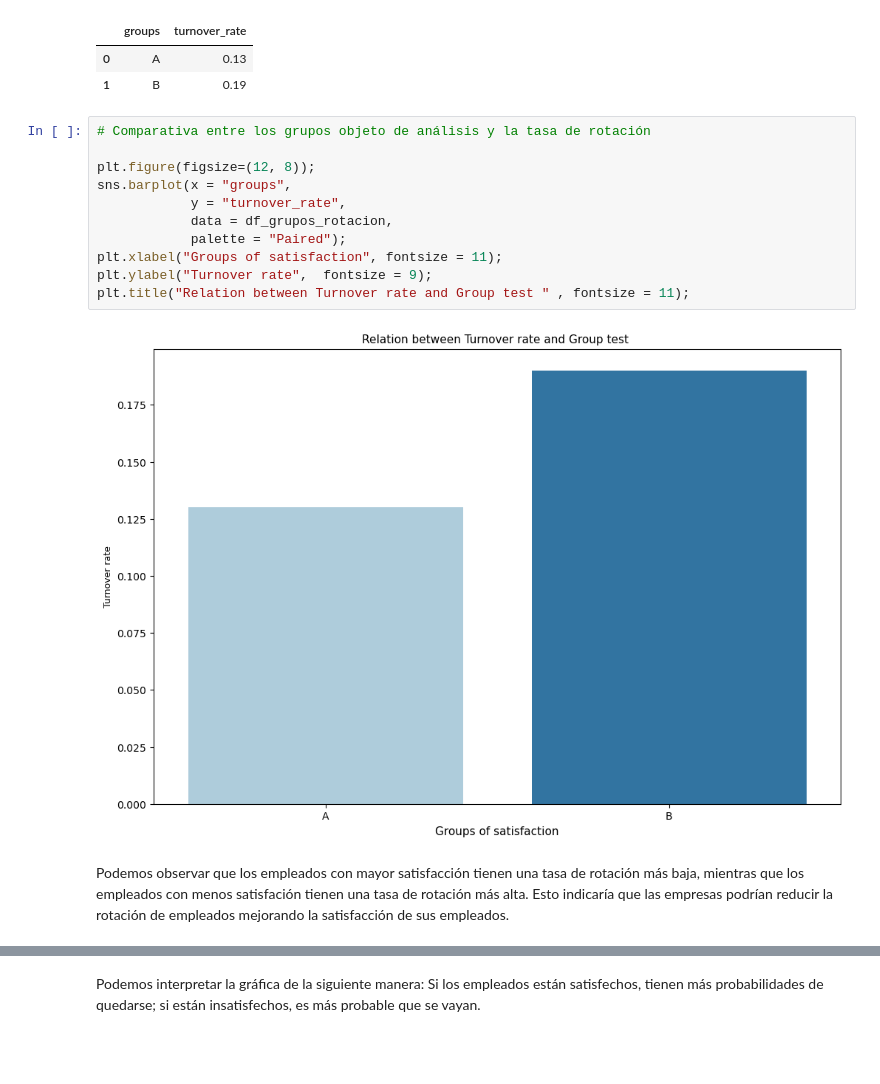
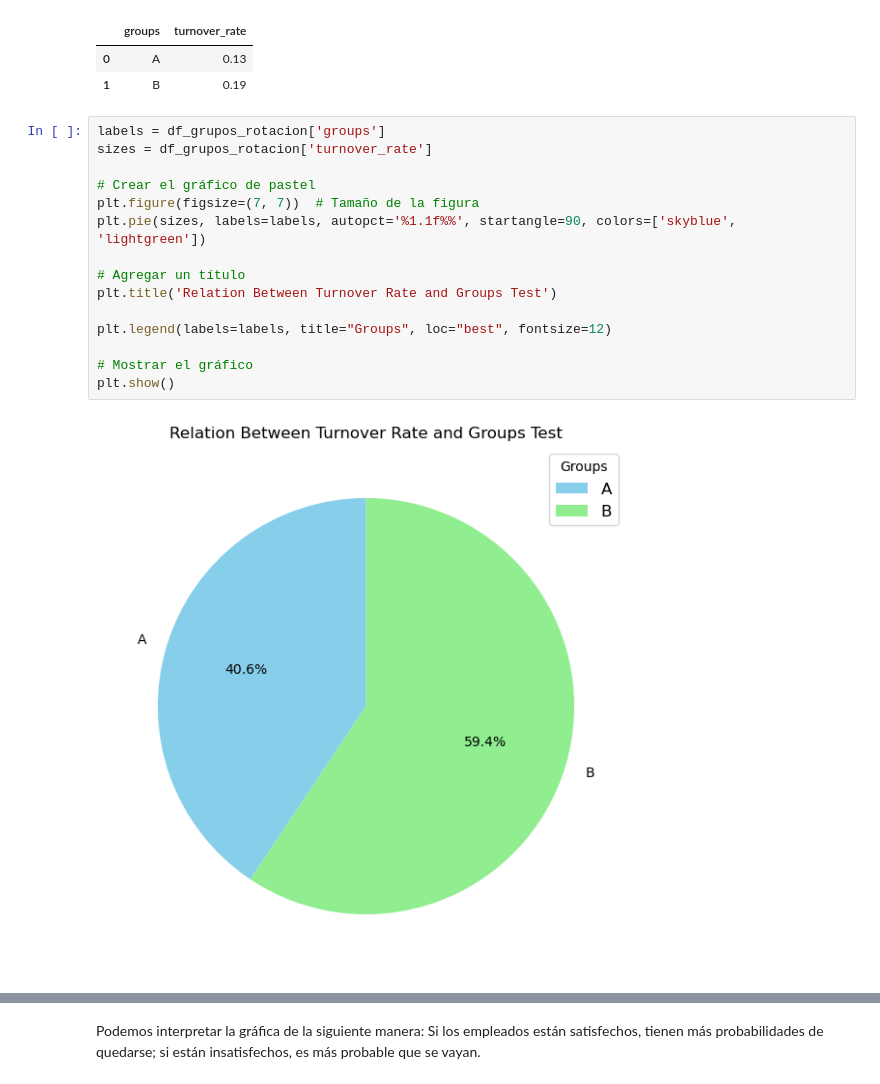
Before and after one commit to VeroSanchezO/proyecto-da-promo-k-modulo-3-team-5, a Jupyter notebook: Fase_4_Problema de AB Testin_Marta.ipynb, the cells around one changed output, grey strips where cells are left out. Saved outputs shown, nothing was run; the diff lists cells and outputs as text; blank space fills up the shorter version.

```diff
--- a/Fase_4_Problema de AB Testin_Marta.ipynb
+++ b/Fase_4_Problema de AB Testin_Marta.ipynb
@@ -279,18 +296,20 @@ df_grupos_rotacion
 |  | groups | turnover_rate |
 | 0 | A | 0.13 |
 | 1 | B | 0.19 |
-# %%
-# Comparativa entre los grupos objeto de análisis y la tasa de rotación
-
-plt.figure(figsize=(12, 8));
-sns.barplot(x = "groups",
-            y = "turnover_rate",
-            data = df_grupos_rotacion,
-            palette = "Paired");
-plt.xlabel("Groups of satisfaction", fontsize = 11);
-plt.ylabel("Turnover rate",  fontsize = 9);
-plt.title("Relation between Turnover rate and Group test " , fontsize = 11);
-# %% [output]
-[figure, removed]
-# %% [markdown]
-Podemos observar que los empleados con mayor satisfacción tienen una tasa de rotación más baja, mientras que los empleados con menos satisfación tienen una tasa de rotación más alta. Esto indicaría que las empresas podrían reducir la rotación de empleados mejorando la satisfacción de sus empleados.
+# %%
+labels = df_grupos_rotacion['groups']
+sizes = df_grupos_rotacion['turnover_rate']
+
+# Crear el gráfico de pastel
+plt.figure(figsize=(7, 7))  # Tamaño de la figura
+plt.pie(sizes, labels=labels, autopct='%1.1f%%', startangle=90, colors=['skyblue', 'lightgreen'])
+
+# Agregar un título
+plt.title('Relation Between Turnover Rate and Groups Test')
+
+plt.legend(labels=labels, title="Groups", loc="best", fontsize=12)
+
+# Mostrar el gráfico
+plt.show()
+# %% [output]
+[figure, added]
```
Also changed, not shown: parts of 18 cells of this notebook, 1 other file.
